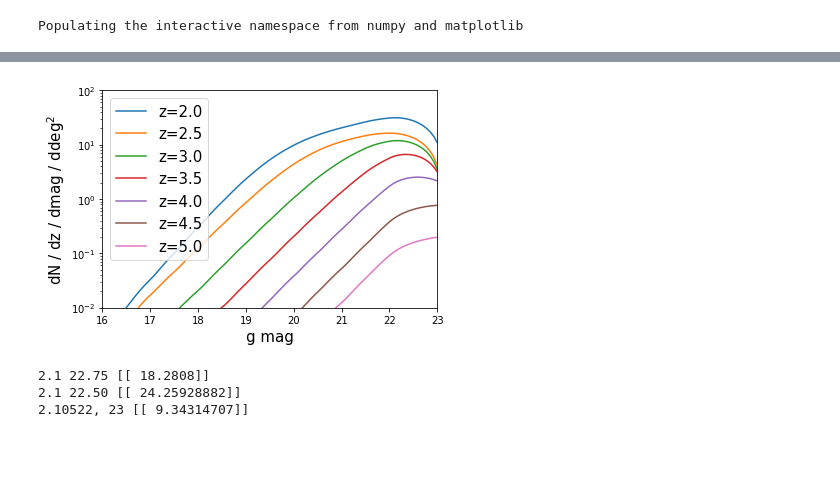
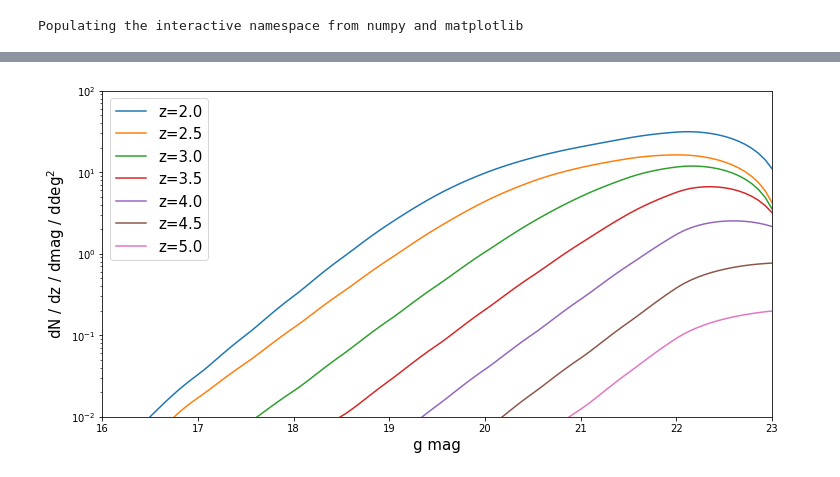
Before and after one commit to igmhub/lyaforecast, a Jupyter notebook: examples/plot_qsoLF.ipynb, the cells around one changed output, grey strips where cells are left out. Saved outputs shown, nothing was run; the diff lists cells and outputs as text; code cells hidden in the pictures; blank space fills up the shorter version.

```diff
--- a/examples/plot_qsoLF.ipynb
+++ b/examples/plot_qsoLF.ipynb
@@ -20,25 +16,18 @@ dN (24, 14)
 # %%
 # make plots at several z
+plt.figure(figsize=(12,6))
 plt.semilogy(m,LF.dNdzdmddeg2(2.0,m)[0],label='z=2.0')
 plt.semilogy(m,LF.dNdzdmddeg2(2.5,m)[0],label='z=2.5')
 plt.semilogy(m,LF.dNdzdmddeg2(3.0,m)[0],label='z=3.0')
 plt.semilogy(m,LF.dNdzdmddeg2(3.5,m)[0],label='z=3.5')
 plt.semilogy(m,LF.dNdzdmddeg2(4.0,m)[0],label='z=4.0')
 plt.semilogy(m,LF.dNdzdmddeg2(4.5,m)[0],label='z=4.5')
 plt.semilogy(m,LF.dNdzdmddeg2(5.0,m)[0],label='z=5.0')
 plt.legend(loc=2,fontsize=15)
 plt.ylim(1e-2,1e2)
 plt.xlim(mmin,mmax)
 plt.xlabel('g mag',fontsize=15)
 plt.ylabel(r'dN / dz / dmag / $\rm{ddeg}^2$',fontsize=15)
 plt.show()
 # %% [output]
-[figure, old version]
+[figure, new version]
-# %%
-print('2.1 22.75',LF.dNdzdmddeg2(2.1,22.75))
-print('2.1 22.50',LF.dNdzdmddeg2(2.1,22.5))
-print('2.10522, 23',LF.dNdzdmddeg2(2.10522,23))
-# %% [output]
-2.1 22.75 [[ 18.2808]]
-2.1 22.50 [[ 24.25928882]]
-2.10522, 23 [[ 9.34314707]]
```
Also changed, not shown: parts of 2 cells of this notebook, 4 other files.
